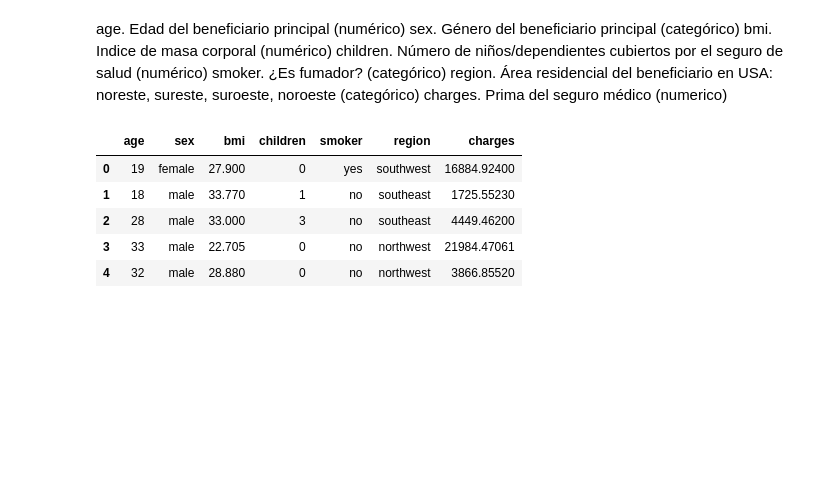
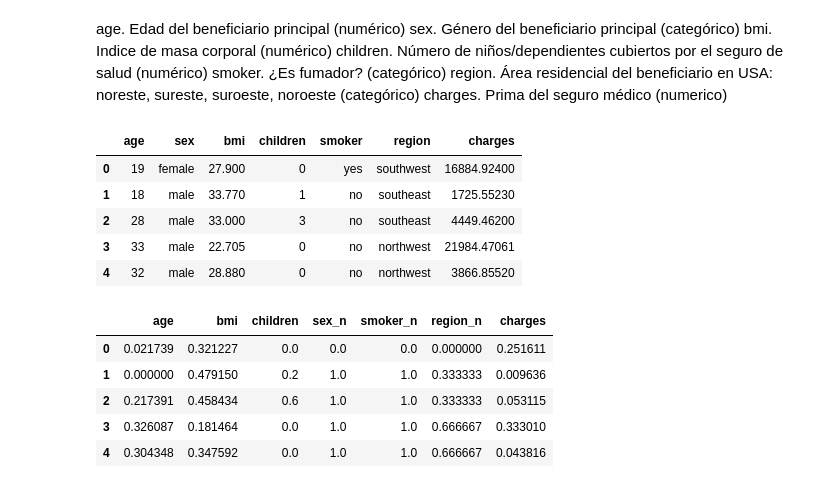
Before and after one commit to 4GeeksAcademy/Olga_K_lineal-regression, a Jupyter notebook: src/explore.ipynb, the cells around one changed output. Drawn from its saved outputs; the diff is of its cells as text; code cells hidden in the pictures; blank space fills up the shorter version.

```diff
--- a/src/explore.ipynb
+++ b/src/explore.ipynb
@@ -35,3 +35,24 @@ total_data.head()
 | 4 | 32 | male | 28.880 | 0 | no | northwest | 3866.85520 |
 # %%
 total_data.to_csv("../data/raw/total_data.csv", index = False)
+# %%
+# Min-Max scaler
+
+from sklearn.preprocessing import MinMaxScaler
+
+total_data["sex_n"] = pd.factorize(total_data["sex"])[0]
+total_data["smoker_n"] = pd.factorize(total_data["smoker"])[0]
+total_data["region_n"] = pd.factorize(total_data["region"])[0]
+num_variables = ["age", "bmi", "children", "sex_n", "smoker_n", "region_n", "charges"]
+
+scaler = MinMaxScaler()
+scal_features = scaler.fit_transform(total_data[num_variables])
+total_data_scal = pd.DataFrame(scal_features, index = total_data.index, columns = num_variables)
+total_data_scal.head()
+# %% [output]
+|  | age | bmi | children | sex_n | smoker_n | region_n | charges |
+| 0 | 0.021739 | 0.321227 | 0.0 | 0.0 | 0.0 | 0.000000 | 0.251611 |
+| 1 | 0.000000 | 0.479150 | 0.2 | 1.0 | 1.0 | 0.333333 | 0.009636 |
+| 2 | 0.217391 | 0.458434 | 0.6 | 1.0 | 1.0 | 0.333333 | 0.053115 |
+| 3 | 0.326087 | 0.181464 | 0.0 | 1.0 | 1.0 | 0.666667 | 0.333010 |
+| 4 | 0.304348 | 0.347592 | 0.0 | 1.0 | 1.0 | 0.666667 | 0.043816 |
```
Also changed, not shown: parts of 11 cells of this notebook, 2 other files.
